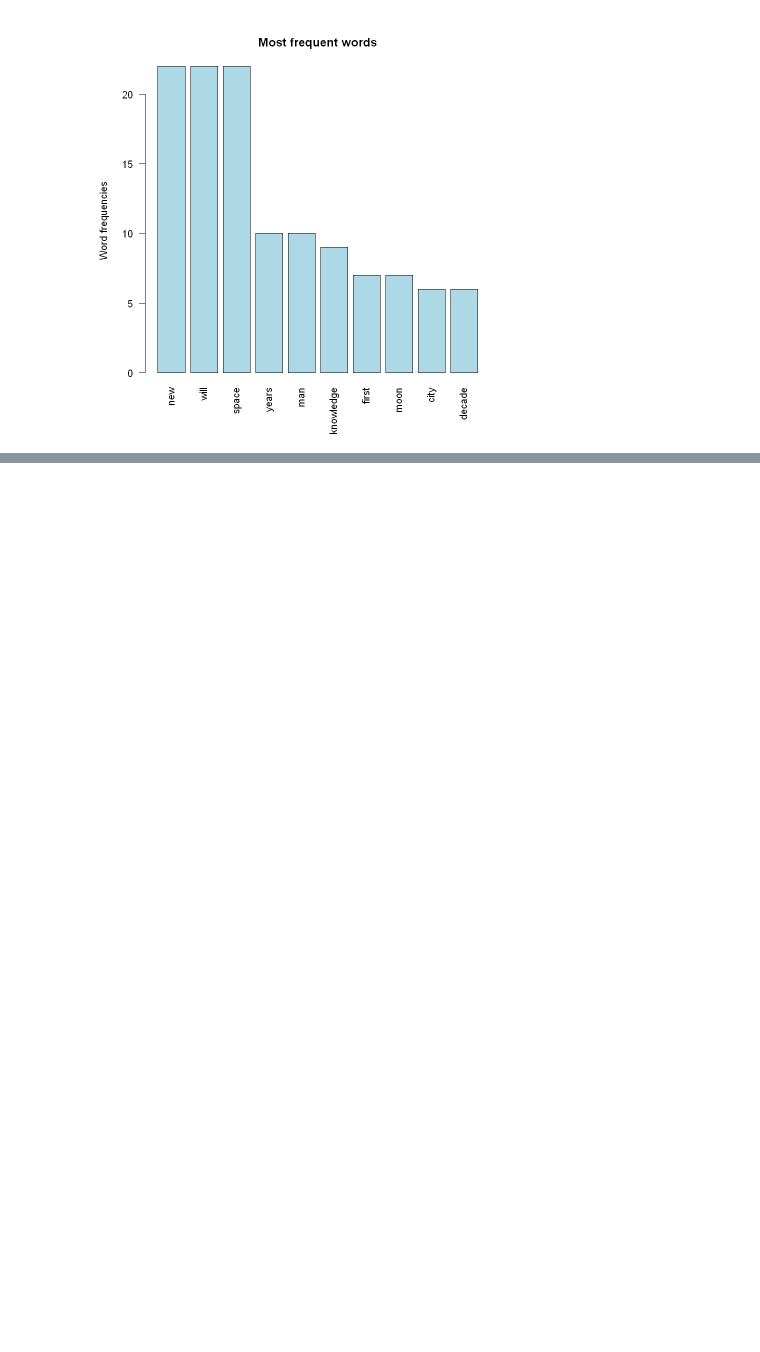
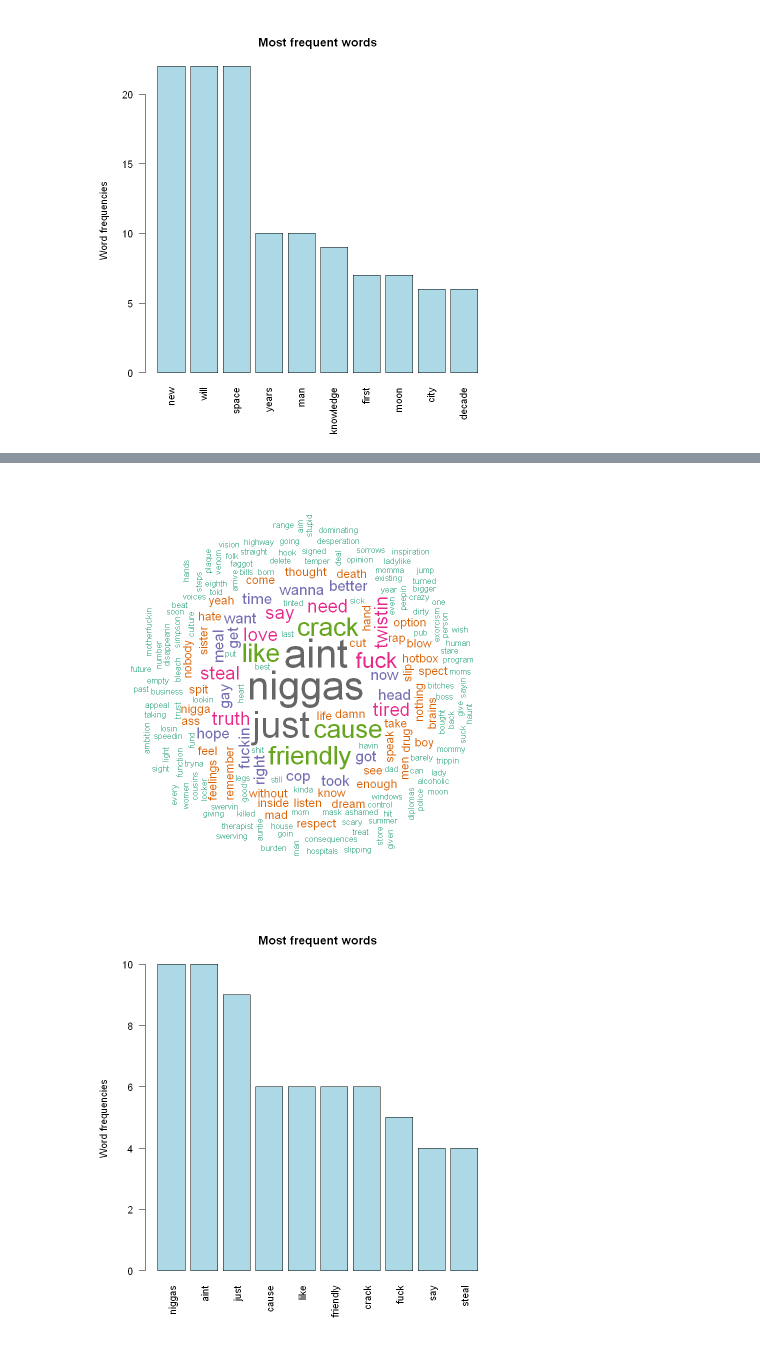
Before and after one commit to CMorar143/datavis, a Jupyter notebook: Labs/Lab8/Lab8.ipynb, the cells around one changed output, grey strips where cells are left out. Saved outputs shown, nothing was run; the diff lists cells and outputs as text; code cells hidden in the pictures; blank space fills up the shorter version.

```diff
--- a/Labs/Lab8/Lab8.ipynb
+++ b/Labs/Lab8/Lab8.ipynb
@@ -226,0 +225,7 @@ Warning message in tm_map.SimpleCorpus(docs, stripWhitespace):
+# %%
+# Step 2
+filepath2 <- "https://raw.githubusercontent.com/CMorar143/datavis/master/Labs/Lab8/Data/junky.txt"
+# file_name <-
+
+produce_cloud(readLines(filepath2))
+# %% [output]
@@ -226,0 +244,2 @@ Warning message in tm_map.SimpleCorpus(docs, stripWhitespace):
+[figure, added]
+[figure, added]
```
Also changed, not shown: parts of 4 cells of this notebook, 1 other file.
